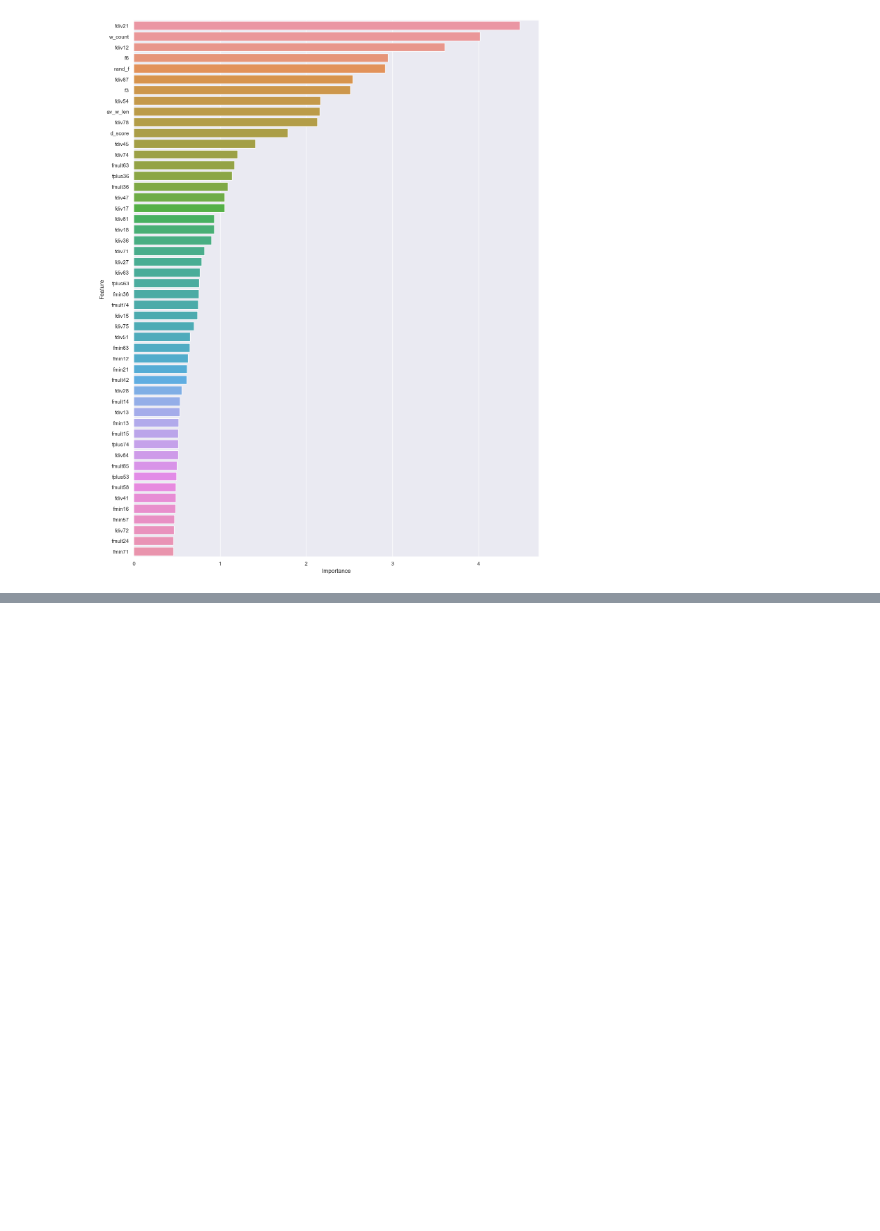
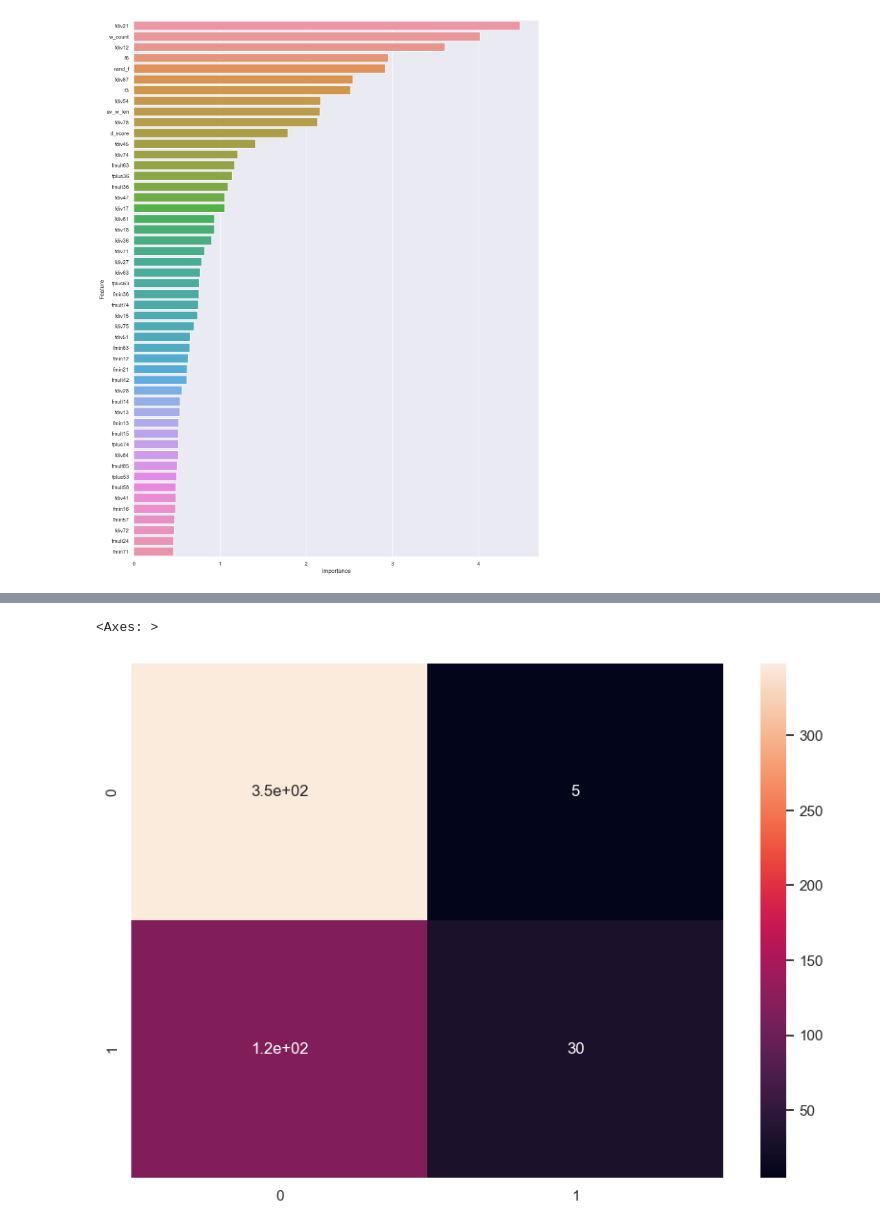
Before and after one commit to AVPankov0/WB_Task2, a Jupyter notebook: WB_Task2_Pankov.ipynb, the cells around one changed output, grey strips where cells are left out. Saved outputs shown, nothing was run; the diff lists cells and outputs as text; code cells hidden in the pictures; blank space fills up the shorter version.

```diff
--- a/WB_Task2_Pankov.ipynb
+++ b/WB_Task2_Pankov.ipynb
@@ -326,0 +501,3 @@ sns.barplot(y=feat_imp_cb.head(50).Feature, x=feat_imp_cb.head(50).Importance)
+# %%
+cb = CatBoostClassifier()
+cbgs = HalvingGridSearchCV(cb, param_grid = params_cb, verbose=True, cv = 7, n_jobs=-1, scoring = 'precision')
@@ -326,0 +513,2 @@ sns.barplot(y=feat_imp_cb.head(50).Feature, x=feat_imp_cb.head(50).Importance)
+# %%
+cb_best = cbgs.fit(X_train, y_train)
@@ -326,0 +657,2 @@ sns.barplot(y=feat_imp_cb.head(50).Feature, x=feat_imp_cb.head(50).Importance)
+# %%
+y_pred_cb = cb_best.best_estimator_.predict(X_test)
@@ -326,0 +679,8 @@ sns.barplot(y=feat_imp_cb.head(50).Feature, x=feat_imp_cb.head(50).Importance)
+# %%
+cf_mx_cb = confusion_matrix(y_test, y_pred_cb)
+# %%
+sns.set(rc={"figure.figsize":(10, 7)})
+sns.heatmap(pd.DataFrame(cf_mx_cb), annot=True)
+# %% [output]
+<Axes: >
+[figure, added]
```
Also changed, not shown: parts of 36 cells of this notebook.
